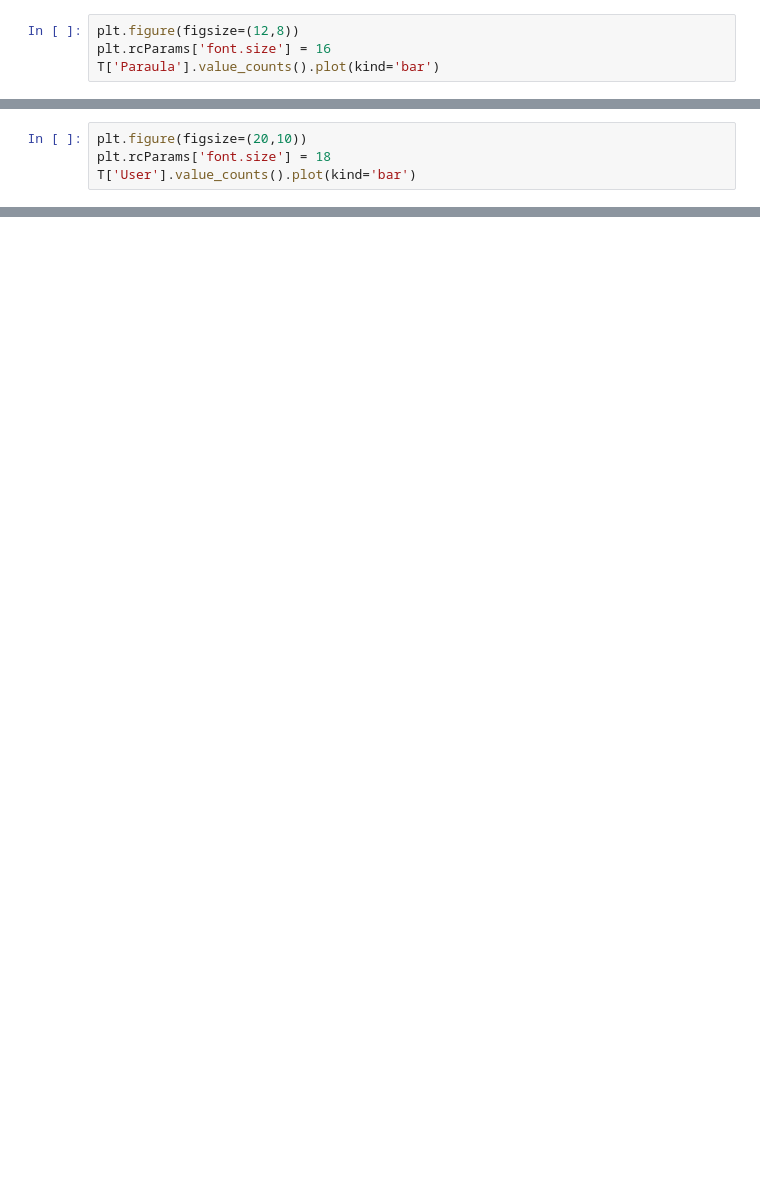
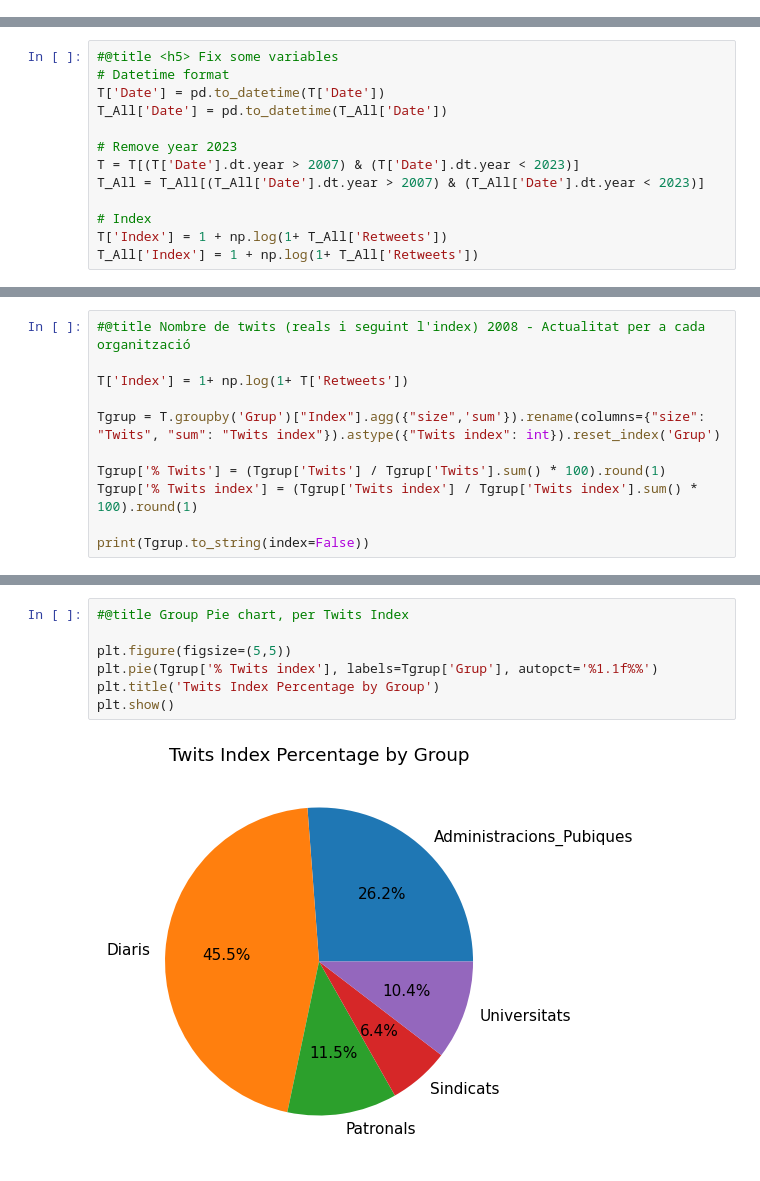
Before and after one commit to AlbertRoca29/EconomiaCircular, a Jupyter notebook: Script_exploració.ipynb, the cells around one changed output, grey strips where cells are left out. Cells and saved outputs as stored; diff of their text form; blank space fills up the shorter version.

```diff
--- a/Script_exploració.ipynb
+++ b/Script_exploració.ipynb
@@ -29,4 +0,0 @@ T['Date'] = pd.to_datetime(T['Date'])
-# %%
-plt.figure(figsize=(12,8))
-plt.rcParams['font.size'] = 16
-T['Paraula'].value_counts().plot(kind='bar')
@@ -36,4 +0,0 @@ T['Paraula'].value_counts().plot(kind='bar')
-# %%
-plt.figure(figsize=(20,10))
-plt.rcParams['font.size'] = 18
-T['User'].value_counts().plot(kind='bar')
@@ -215,0 +20,13 @@ print(sum(~np.isnan(T_All['lat']))/T_All.shape[0])
+# %%
+#@title <h5> Fix some variables
+# Datetime format
+T['Date'] = pd.to_datetime(T['Date'])
+T_All['Date'] = pd.to_datetime(T_All['Date'])
+
+# Remove year 2023
+T = T[(T['Date'].dt.year > 2007) & (T['Date'].dt.year < 2023)]
+T_All = T_All[(T_All['Date'].dt.year > 2007) & (T_All['Date'].dt.year < 2023)]
+
+# Index
+T['Index'] = 1 + np.log(1+ T_All['Retweets'])
+T_All['Index'] = 1 + np.log(1+ T_All['Retweets'])
@@ -215,0 +102,11 @@ print(sum(~np.isnan(T_All['lat']))/T_All.shape[0])
+# %%
+#@title Nombre de twits (reals i seguint l'index) 2008 - Actualitat per a cada organització
+
+T['Index'] = 1+ np.log(1+ T['Retweets'])
+
+Tgrup = T.groupby('Grup')["Index"].agg({"size",'sum'}).rename(columns={"size": "Twits", "sum": "Twits index"}).astype({"Twits index": int}).reset_index('Grup')
+
+Tgrup['% Twits'] = (Tgrup['Twits'] / Tgrup['Twits'].sum() * 100).round(1)
+Tgrup['% Twits index'] = (Tgrup['Twits index'] / Tgrup['Twits index'].sum() * 100).round(1)
+
+print(Tgrup.to_string(index=False))
@@ -215,0 +120,9 @@ print(sum(~np.isnan(T_All['lat']))/T_All.shape[0])
+# %%
+#@title Group Pie chart, per Twits Index
+
+plt.figure(figsize=(5,5))
+plt.pie(Tgrup['% Twits index'], labels=Tgrup['Grup'], autopct='%1.1f%%')
+plt.title('Twits Index Percentage by Group')
+plt.show()
+# %% [output]
+[figure, added]
```
Also changed, not shown: parts of 36 cells of this notebook.
